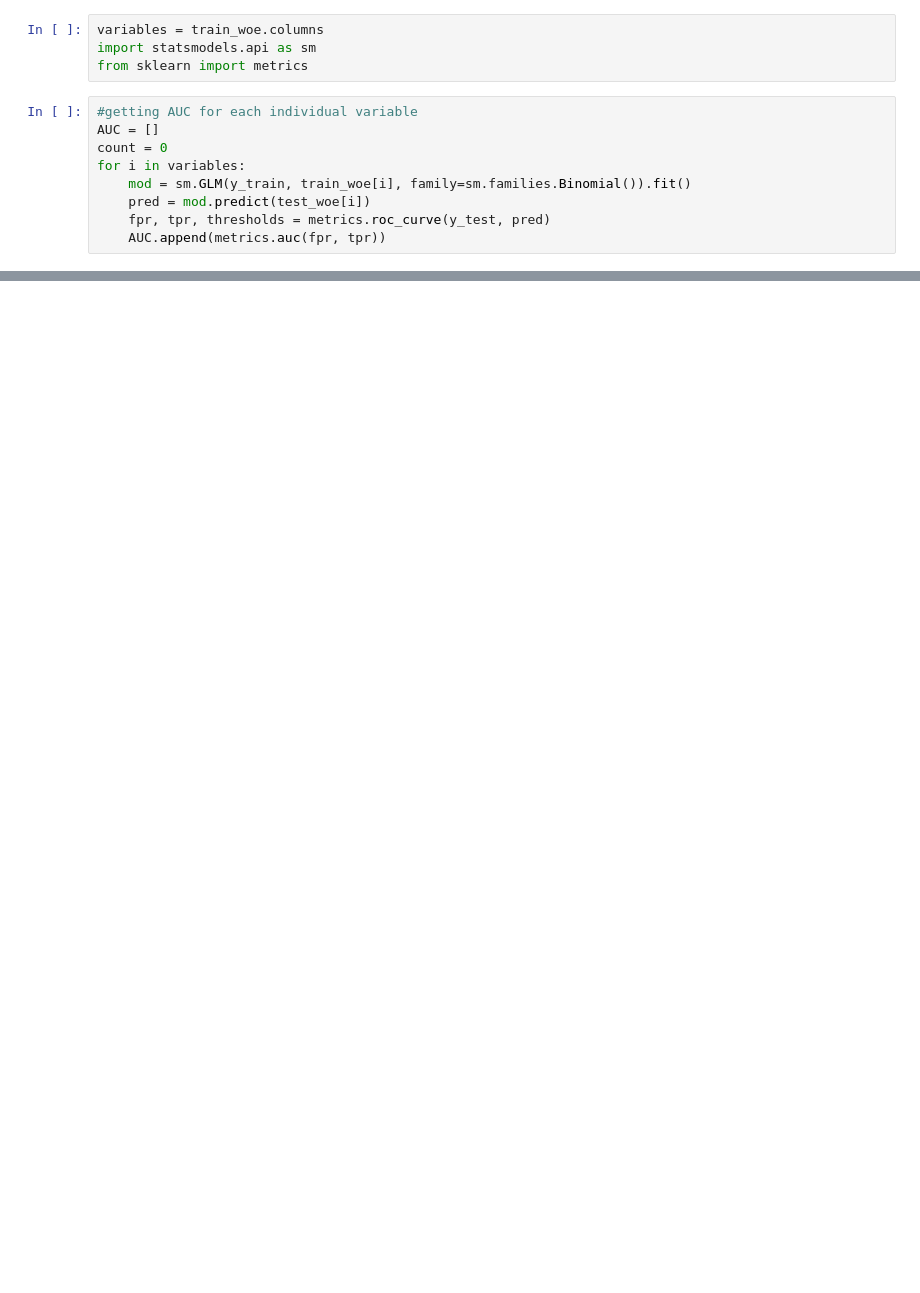
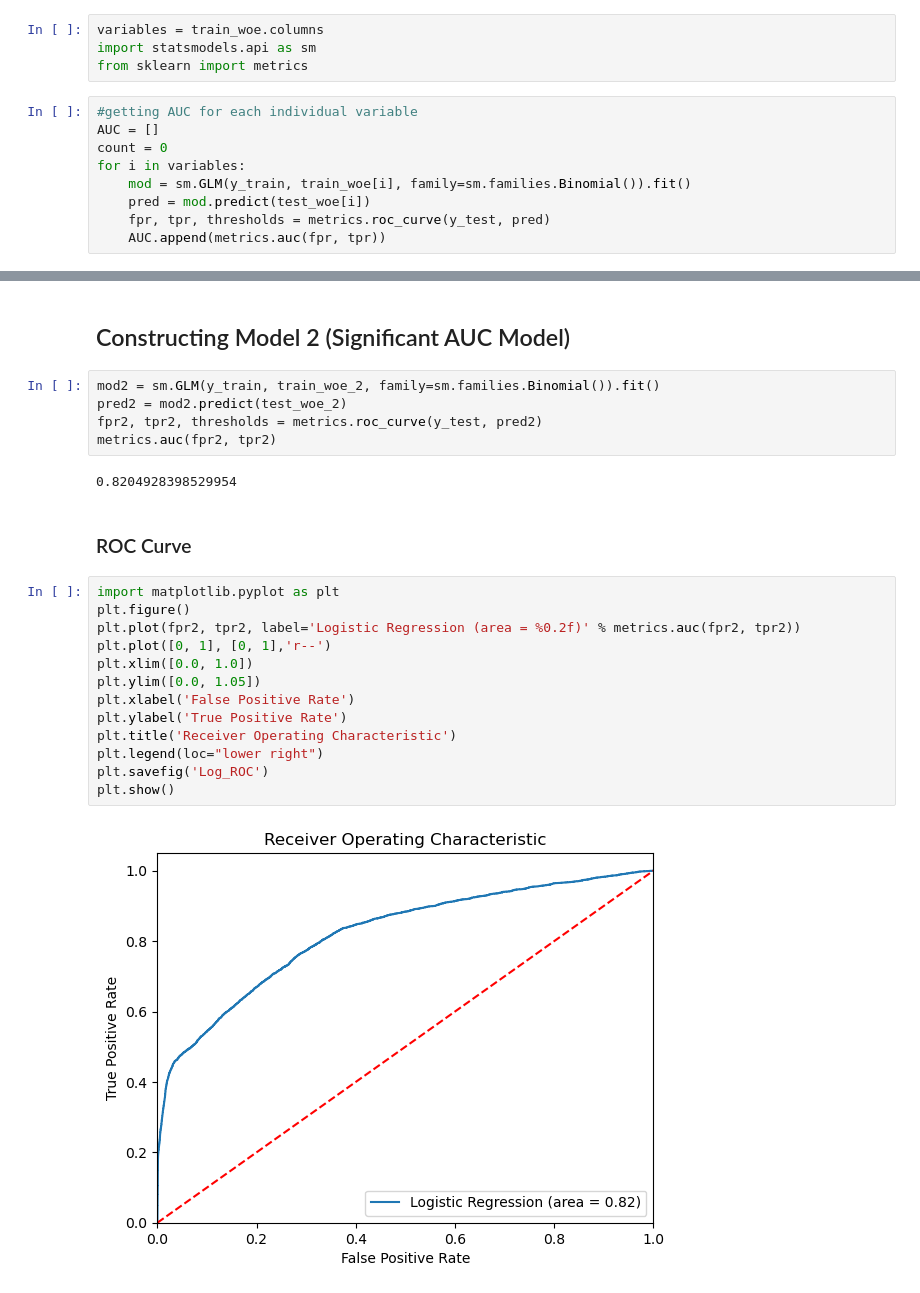
Before and after one commit to chriistinahu/STAT_430_PDS_Project, a Jupyter notebook: ModelingWork.ipynb, the cells around one changed output, grey strips where cells are left out. Drawn from its saved outputs; the diff is of its cells as text; blank space fills up the shorter version.

```diff
--- a/ModelingWork.ipynb
+++ b/ModelingWork.ipynb
@@ -490,0 +498,26 @@ dtype: int64
+# %% [markdown]
+## Constructing Model 2 (Significant AUC Model)
+# %%
+mod2 = sm.GLM(y_train, train_woe_2, family=sm.families.Binomial()).fit()
+pred2 = mod2.predict(test_woe_2)
+fpr2, tpr2, thresholds = metrics.roc_curve(y_test, pred2)
+metrics.auc(fpr2, tpr2)
+# %% [output]
+0.8204928398529954
+# %% [markdown]
+### ROC Curve
+# %%
+import matplotlib.pyplot as plt
+plt.figure()
+plt.plot(fpr2, tpr2, label='Logistic Regression (area = %0.2f)' % metrics.auc(fpr2, tpr2))
+plt.plot([0, 1], [0, 1],'r--')
+plt.xlim([0.0, 1.0])
+plt.ylim([0.0, 1.05])
+plt.xlabel('False Positive Rate')
+plt.ylabel('True Positive Rate')
+plt.title('Receiver Operating Characteristic')
+plt.legend(loc="lower right")
+plt.savefig('Log_ROC')
+plt.show()
+# %% [output]
+[figure, added]
```
Also changed, not shown: parts of 45 cells of this notebook.
